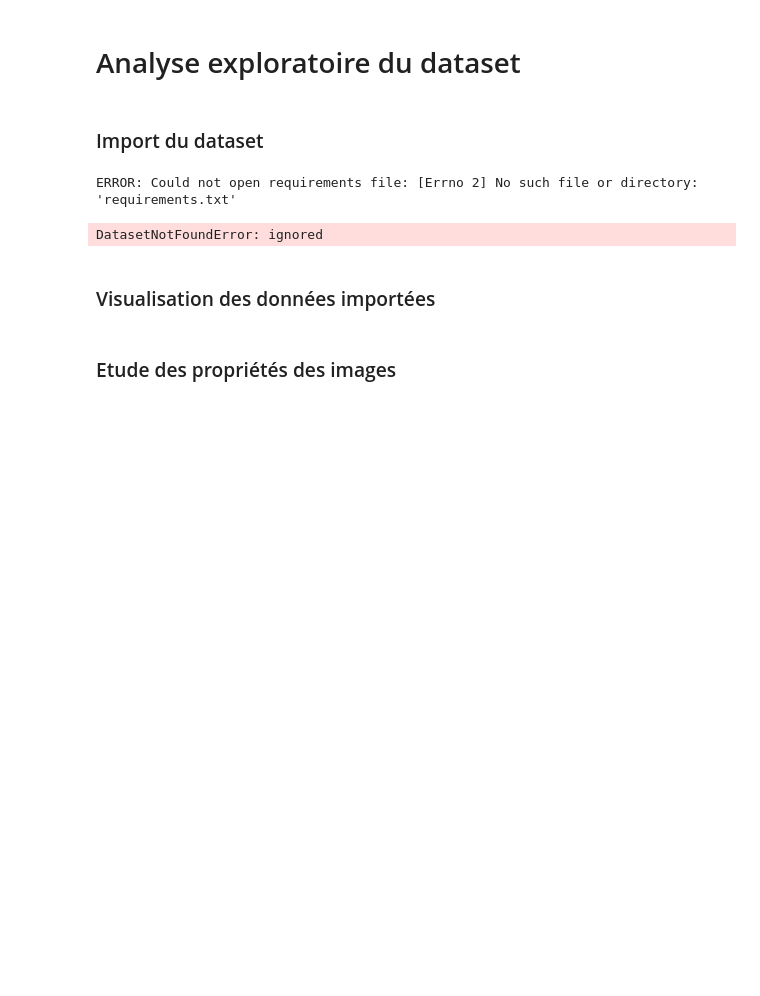
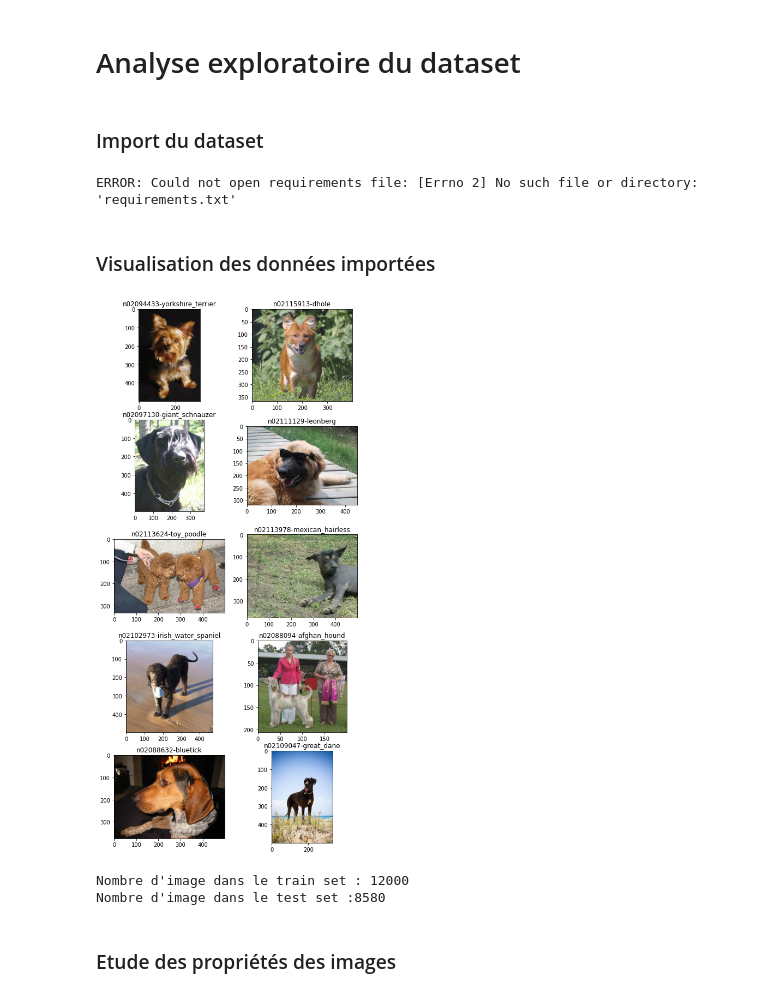
Before and after one commit to VincentNFR/openclassrooms_p06, a Jupyter notebook: analyse_exploratoire.ipynb, the cells around one changed output. Saved outputs shown, nothing was run; the diff lists cells and outputs as text; code cells hidden in the pictures; blank space fills up the shorter version.

```diff
--- a/analyse_exploratoire.ipynb
+++ b/analyse_exploratoire.ipynb
@@ -12,10 +12,9 @@ ERROR: Could not open requirements file: [Errno 2] No such file or directory: 'r
 import tensorflow as tf
 import tensorflow_datasets as tfds
 import pandas as pd
+import seaborn as sns
 
-dataset_name = "standford_dogs"
+dataset_name = "stanford_dogs"
 dataset, info = tfds.load(name=dataset_name, with_info=True)
-# %% [output]
-DatasetNotFoundError: ignored
 # %% [markdown]
 ### Visualisation des données importées
@@ -28,11 +21,13 @@ dataset.head(5)
 # %%
 import matplotlib.pyplot as plt
 %matplotlib inline
 get_dog_name = info.features['label'].int2str
 
-plt.figure(facecolor='white')
+plt.figure(figsize=(8,18), facecolor='white')
 for idx, dog in enumerate(dataset['train'].take(10)):
     plt.subplot(5, 2, idx+1) #idx start at 1
-    plt.imshow(dog.image)
-    plt.title(get_dog_name(dog.label))
+    plt.imshow(dog['image'])
+    plt.title(get_dog_name(dog['label']))
 plt.show()
+# %% [output]
+[figure, added]
@@ -42,2 +34,8 @@ print(f'Taille du dataset test : {dataset.test.shape}')
+# %%
+print(f"Nombre d'image dans le train set : {len(dataset['train'])}")
+print(f"Nombre d'image dans le test set :{len(dataset['test'])}")
+# %% [output]
+Nombre d'image dans le train set : 12000
+Nombre d'image dans le test set :8580
 # %% [markdown]
 ### Etude des propriétés des images
```
Also changed, not shown: parts of 30 cells of this notebook.
